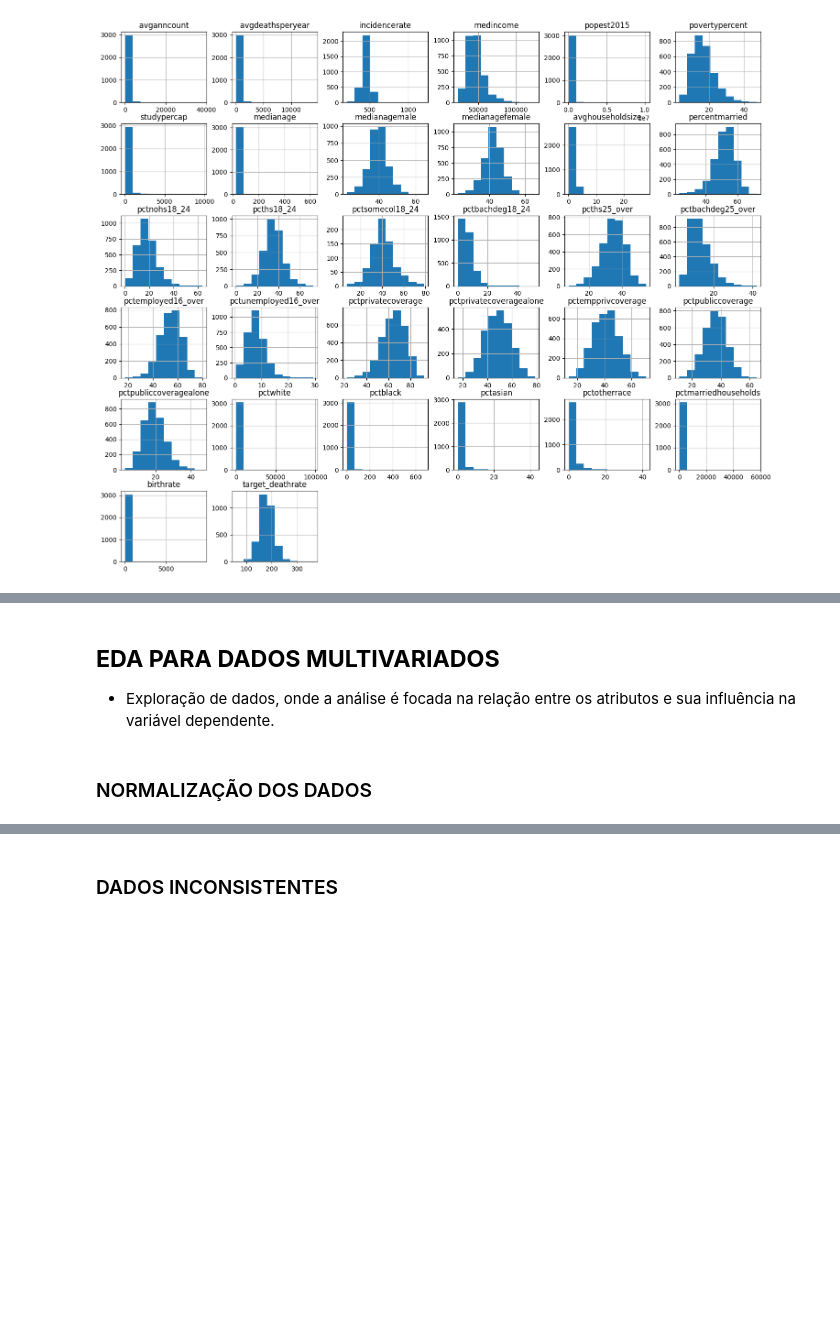
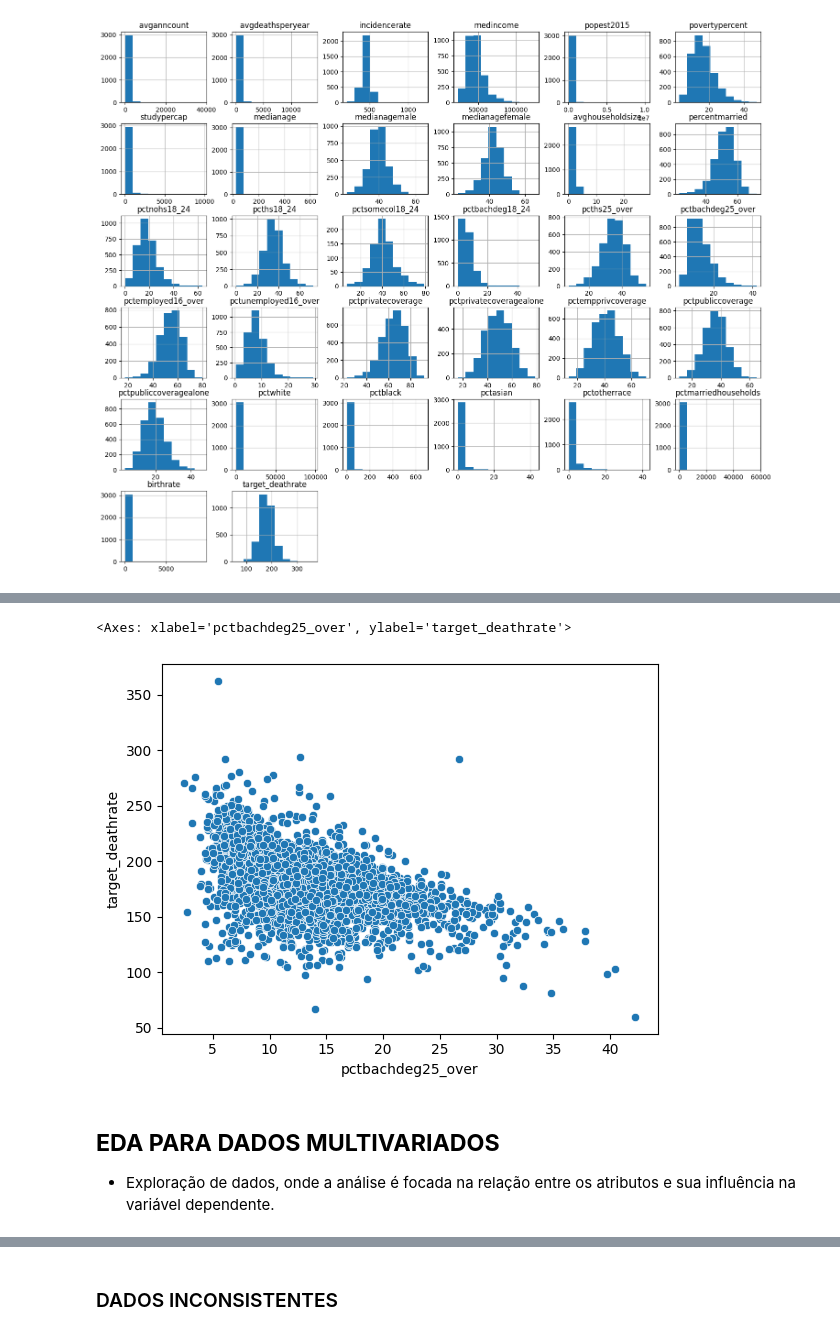
Before and after one commit to mateusMfreitas/2025_ia_ac1, a Jupyter notebook: src/EDA_1.ipynb, the cells around one changed output, grey strips where cells are left out. Saved outputs shown, nothing was run; the diff lists cells and outputs as text; code cells hidden in the pictures; blank space fills up the shorter version.

```diff
--- a/src/EDA_1.ipynb
+++ b/src/EDA_1.ipynb
@@ -70,5 +118,8 @@ array([[<Axes: title={'center': 'avganncount'}>,
+# %%
+sns.scatterplot(x=df['pctbachdeg25_over'], y=df['target_deathrate'])
+# %% [output]
+<Axes: xlabel='pctbachdeg25_over', ylabel='target_deathrate'>
+[figure, added]
 # %% [markdown]
 ## **EDA PARA DADOS MULTIVARIADOS**
 - Exploração de dados, onde a análise é focada na relação entre os atributos e sua influência na variável dependente.
-# %% [markdown]
-### NORMALIZAÇÃO DOS DADOS
```
Also changed, not shown: parts of 14 cells of this notebook.
